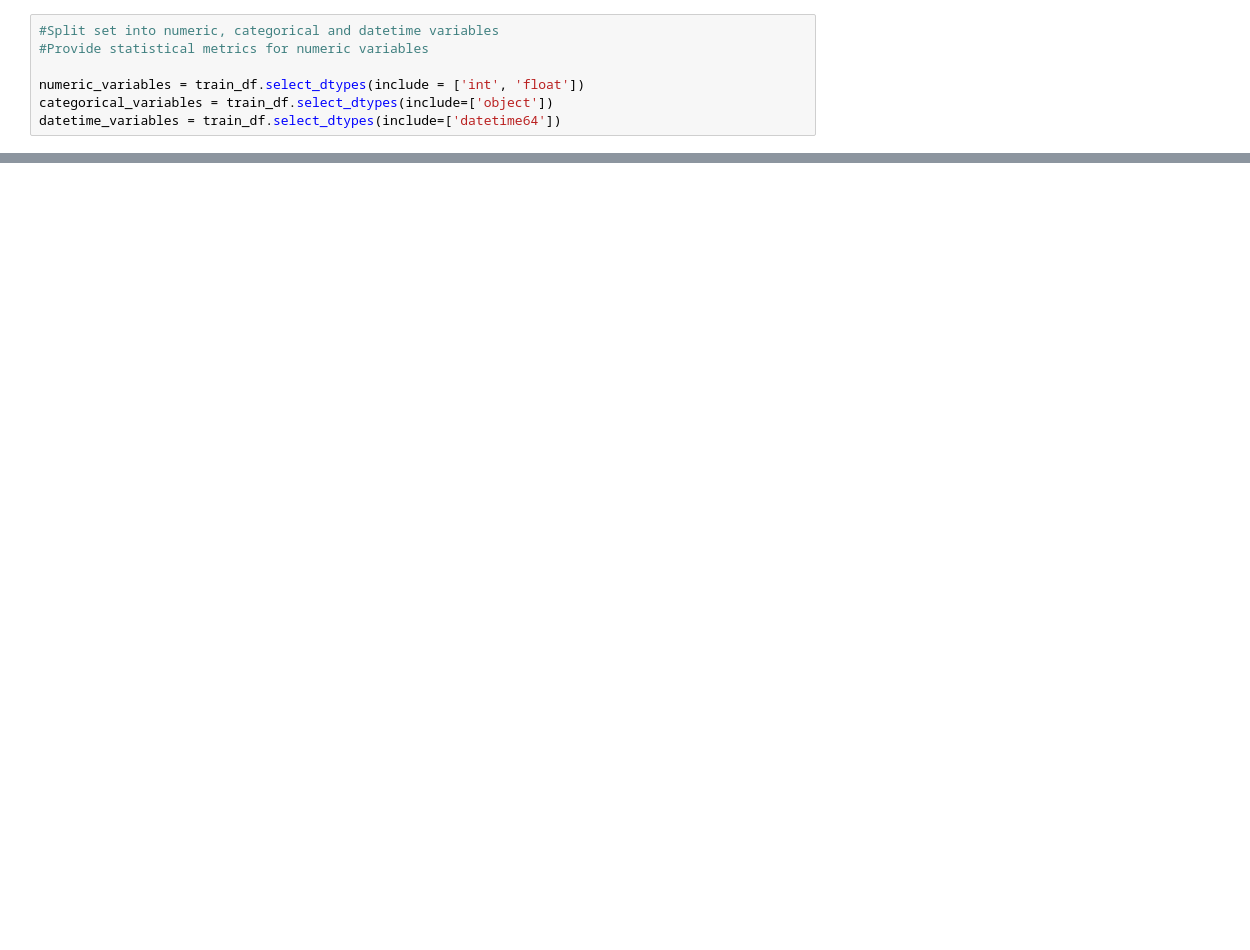
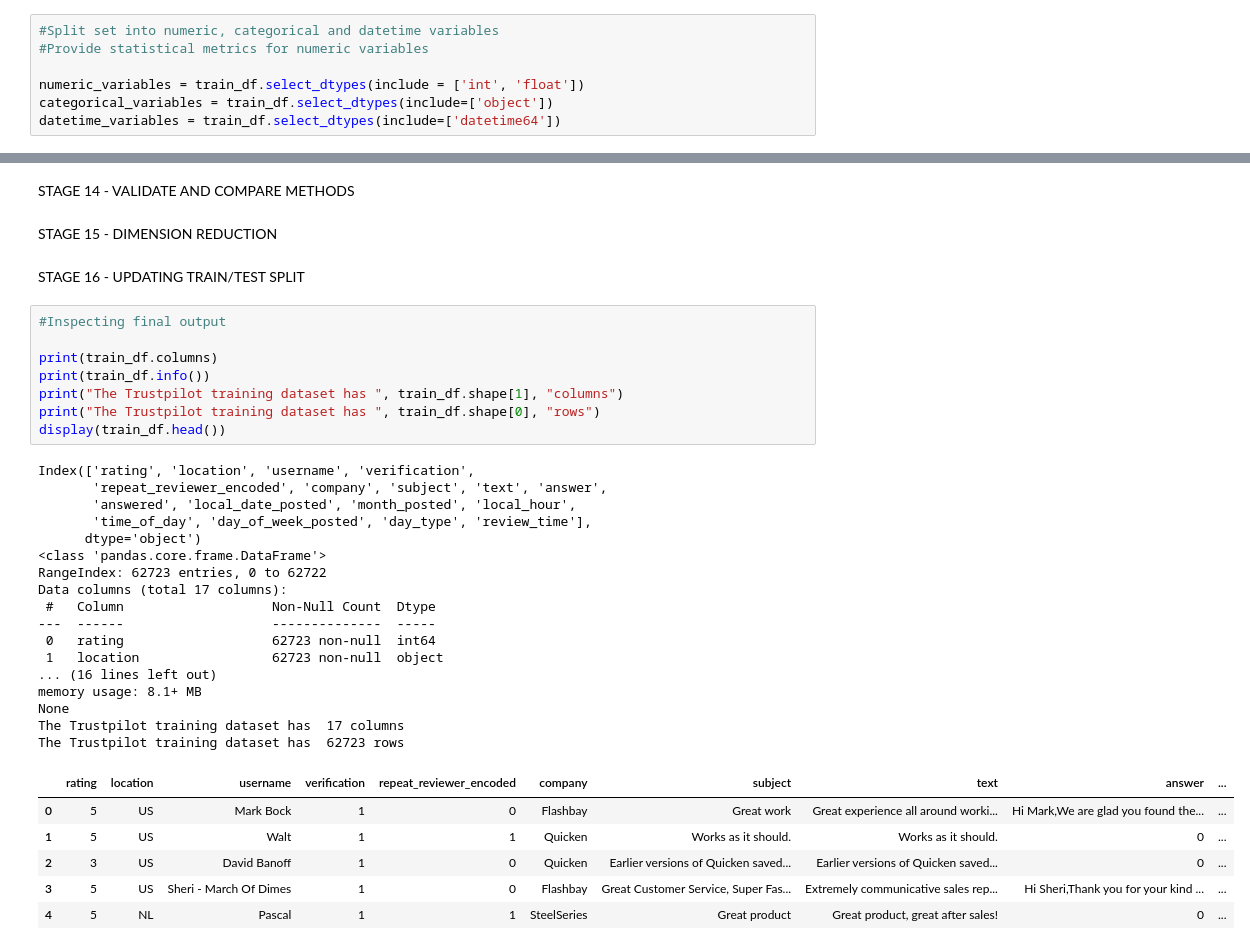
Before and after one commit to Nina1007/Supply_Chain_2024_DS, a Jupyter notebook: feature_selection.ipynb, the cells around one changed output, grey strips where cells are left out. Drawn from its saved outputs; the diff is of its cells as text; blank space fills up the shorter version.

```diff
--- a/feature_selection.ipynb
+++ b/feature_selection.ipynb
@@ -389,0 +1081,38 @@ for column in numeric_columns:
+# %% [markdown]
+STAGE 14 - VALIDATE AND COMPARE METHODS
+# %% [markdown]
+STAGE 15 - DIMENSION REDUCTION
+# %% [markdown]
+STAGE 16 - UPDATING TRAIN/TEST SPLIT
+# %%
+#Inspecting final output
+
+print(train_df.columns)
+print(train_df.info())
+print("The Trustpilot training dataset has ", train_df.shape[1], "columns")
+print("The Trustpilot training dataset has ", train_df.shape[0], "rows")
+display(train_df.head())
+# %% [output]
+Index(['rating', 'location', 'username', 'verification',
+       'repeat_reviewer_encoded', 'company', 'subject', 'text', 'answer',
+       'answered', 'local_date_posted', 'month_posted', 'local_hour',
+       'time_of_day', 'day_of_week_posted', 'day_type', 'review_time'],
+      dtype='object')
+<class 'pandas.core.frame.DataFrame'>
+RangeIndex: 62723 entries, 0 to 62722
+Data columns (total 17 columns):
+ #   Column                   Non-Null Count  Dtype
+---  ------                   --------------  -----
+ 0   rating                   62723 non-null  int64
+ 1   location                 62723 non-null  object
+... (16 lines left out)
+memory usage: 8.1+ MB
+None
+The Trustpilot training dataset has  17 columns
+The Trustpilot training dataset has  62723 rows
+|  | rating | location | username | verification | repeat_reviewer_encoded | company | subject | text | answer | ... |
+| 0 | 5 | US | Mark Bock | 1 | 0 | Flashbay | Great work | Great experience all around worki... | Hi Mark,We are glad you found the... | ... |
+| 1 | 5 | US | Walt | 1 | 1 | Quicken | Works as it should. | Works as it should. | 0 | ... |
+| 2 | 3 | US | David Banoff | 1 | 0 | Quicken | Earlier versions of Quicken saved... | Earlier versions of Quicken saved... | 0 | ... |
+| 3 | 5 | US | Sheri - March Of Dimes | 1 | 0 | Flashbay | Great Customer Service, Super Fas... | Extremely communicative sales rep... | Hi Sheri,Thank you for your kind ... | ... |
+| 4 | 5 | NL | Pascal | 1 | 1 | SteelSeries | Great product | Great product, great after sales! | 0 | ... |
```
Also changed, not shown: parts of 32 cells of this notebook.
